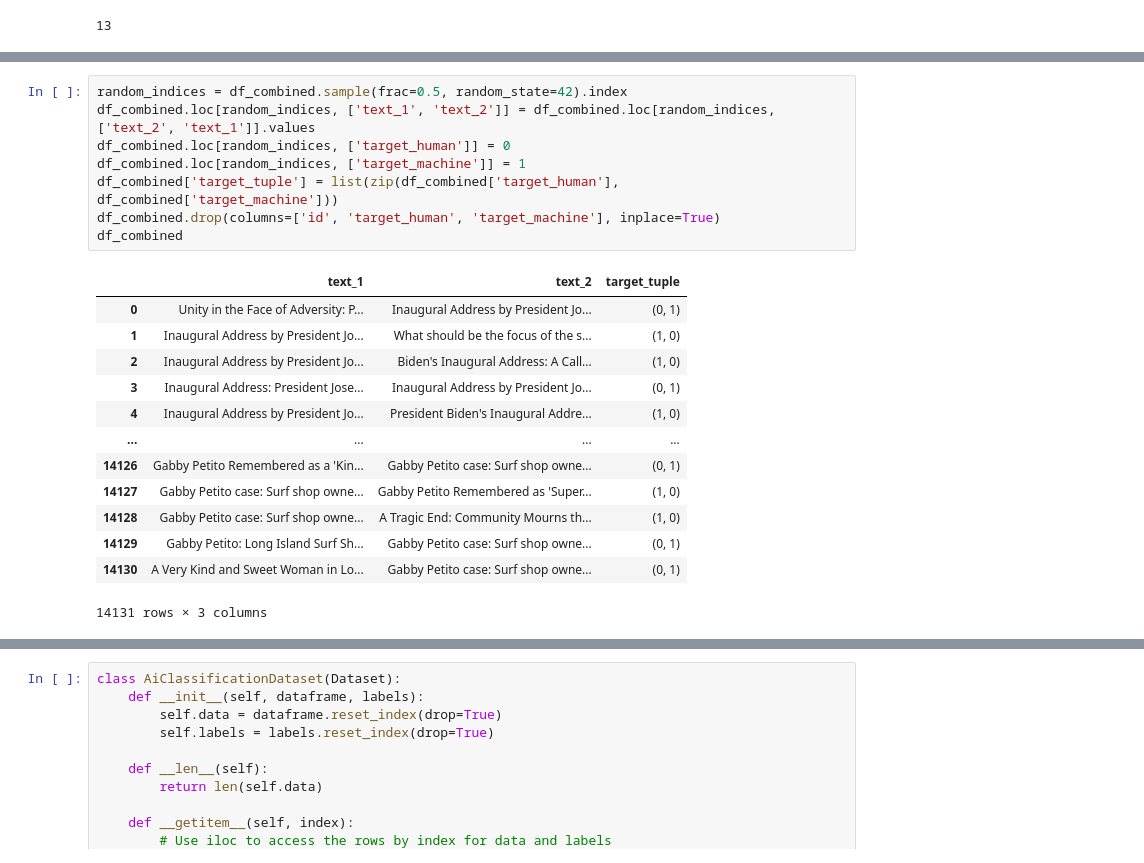
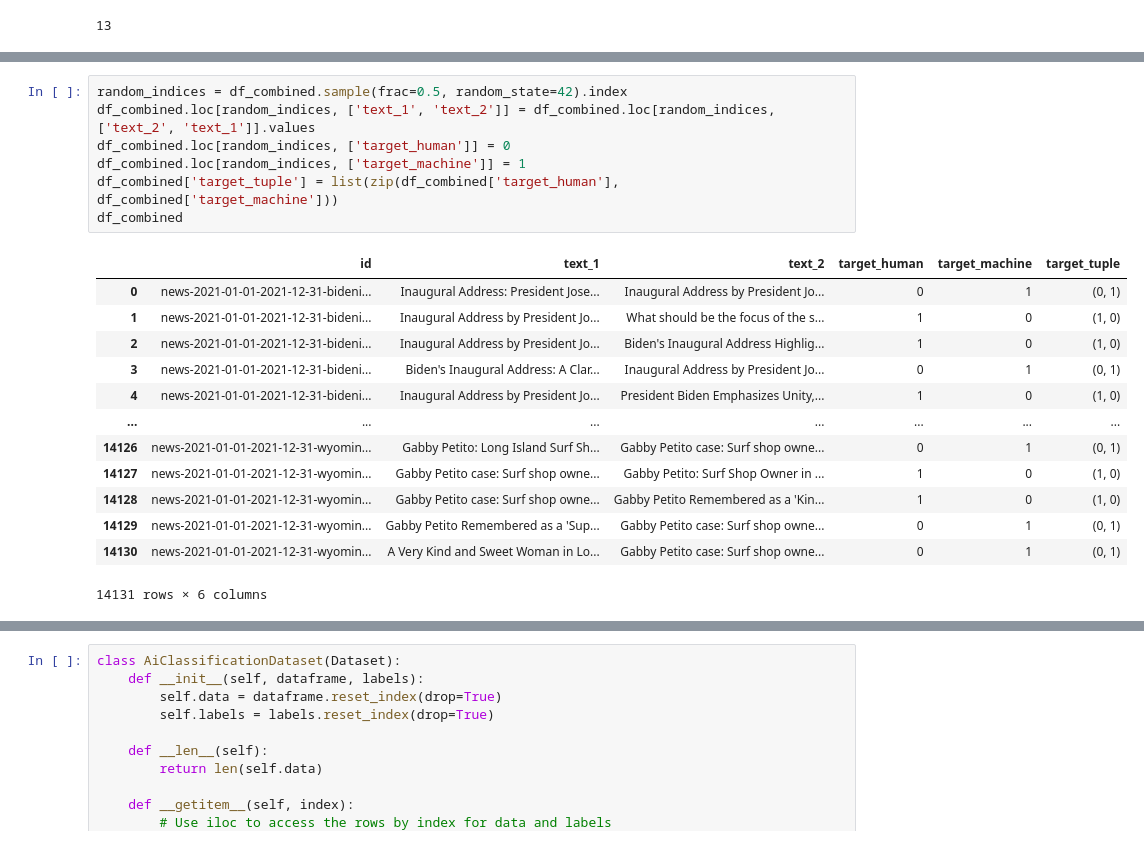
Before and after one commit to Cortijo02/NLP, a Jupyter notebook: practica.ipynb, the cells around one changed output, grey strips where cells are left out. Saved outputs shown, nothing was run; the diff lists cells and outputs as text.

```diff
--- a/practica.ipynb
+++ b/practica.ipynb
@@ -75,22 +101,21 @@ df_combined
 # %%
 random_indices = df_combined.sample(frac=0.5, random_state=42).index
 df_combined.loc[random_indices, ['text_1', 'text_2']] = df_combined.loc[random_indices, ['text_2', 'text_1']].values
 df_combined.loc[random_indices, ['target_human']] = 0
 df_combined.loc[random_indices, ['target_machine']] = 1
 df_combined['target_tuple'] = list(zip(df_combined['target_human'], df_combined['target_machine']))
-df_combined.drop(columns=['id', 'target_human', 'target_machine'], inplace=True)
 df_combined
 # %% [output]
-|  | text_1 | text_2 | target_tuple |
-| 0 | Unity in the Face of Adversity: P... | Inaugural Address by President Jo... | (0, 1) |
-| 1 | Inaugural Address by President Jo... | What should be the focus of the s... | (1, 0) |
-| 2 | Inaugural Address by President Jo... | Biden's Inaugural Address: A Call... | (1, 0) |
-| 3 | Inaugural Address: President Jose... | Inaugural Address by President Jo... | (0, 1) |
-| 4 | Inaugural Address by President Jo... | President Biden's Inaugural Addre... | (1, 0) |
-| ... | ... | ... | ... |
-| 14126 | Gabby Petito Remembered as a 'Kin... | Gabby Petito case: Surf shop owne... | (0, 1) |
-| 14127 | Gabby Petito case: Surf shop owne... | Gabby Petito Remembered as 'Super... | (1, 0) |
-| 14128 | Gabby Petito case: Surf shop owne... | A Tragic End: Community Mourns th... | (1, 0) |
-| 14129 | Gabby Petito: Long Island Surf Sh... | Gabby Petito case: Surf shop owne... | (0, 1) |
-| 14130 | A Very Kind and Sweet Woman in Lo... | Gabby Petito case: Surf shop owne... | (0, 1) |
+|  | id | text_1 | text_2 | target_human | target_machine | target_tuple |
+| 0 | news-2021-01-01-2021-12-31-bideni... | Inaugural Address: President Jose... | Inaugural Address by President Jo... | 0 | 1 | (0, 1) |
+| 1 | news-2021-01-01-2021-12-31-bideni... | Inaugural Address by President Jo... | What should be the focus of the s... | 1 | 0 | (1, 0) |
+| 2 | news-2021-01-01-2021-12-31-bideni... | Inaugural Address by President Jo... | Biden's Inaugural Address Highlig... | 1 | 0 | (1, 0) |
+| 3 | news-2021-01-01-2021-12-31-bideni... | Biden's Inaugural Address: A Clar... | Inaugural Address by President Jo... | 0 | 1 | (0, 1) |
+| 4 | news-2021-01-01-2021-12-31-bideni... | Inaugural Address by President Jo... | President Biden Emphasizes Unity,... | 1 | 0 | (1, 0) |
+| ... | ... | ... | ... | ... | ... | ... |
+| 14126 | news-2021-01-01-2021-12-31-wyomin... | Gabby Petito: Long Island Surf Sh... | Gabby Petito case: Surf shop owne... | 0 | 1 | (0, 1) |
+| 14127 | news-2021-01-01-2021-12-31-wyomin... | Gabby Petito case: Surf shop owne... | Gabby Petito: Surf Shop Owner in ... | 1 | 0 | (1, 0) |
+| 14128 | news-2021-01-01-2021-12-31-wyomin... | Gabby Petito case: Surf shop owne... | Gabby Petito Remembered as a 'Kin... | 1 | 0 | (1, 0) |
+| 14129 | news-2021-01-01-2021-12-31-wyomin... | Gabby Petito Remembered as a 'Sup... | Gabby Petito case: Surf shop owne... | 0 | 1 | (0, 1) |
+| 14130 | news-2021-01-01-2021-12-31-wyomin... | A Very Kind and Sweet Woman in Lo... | Gabby Petito case: Surf shop owne... | 0 | 1 | (0, 1) |
-14131 rows × 3 columns
+14131 rows × 6 columns
```
Also changed, not shown: parts of 12 cells of this notebook.
